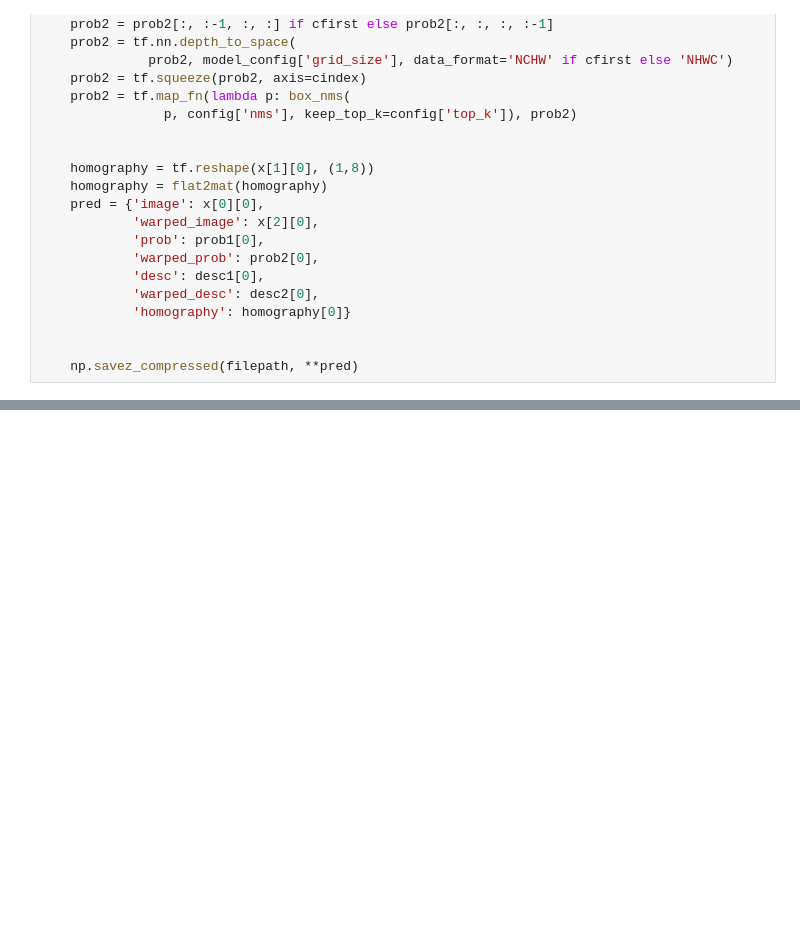
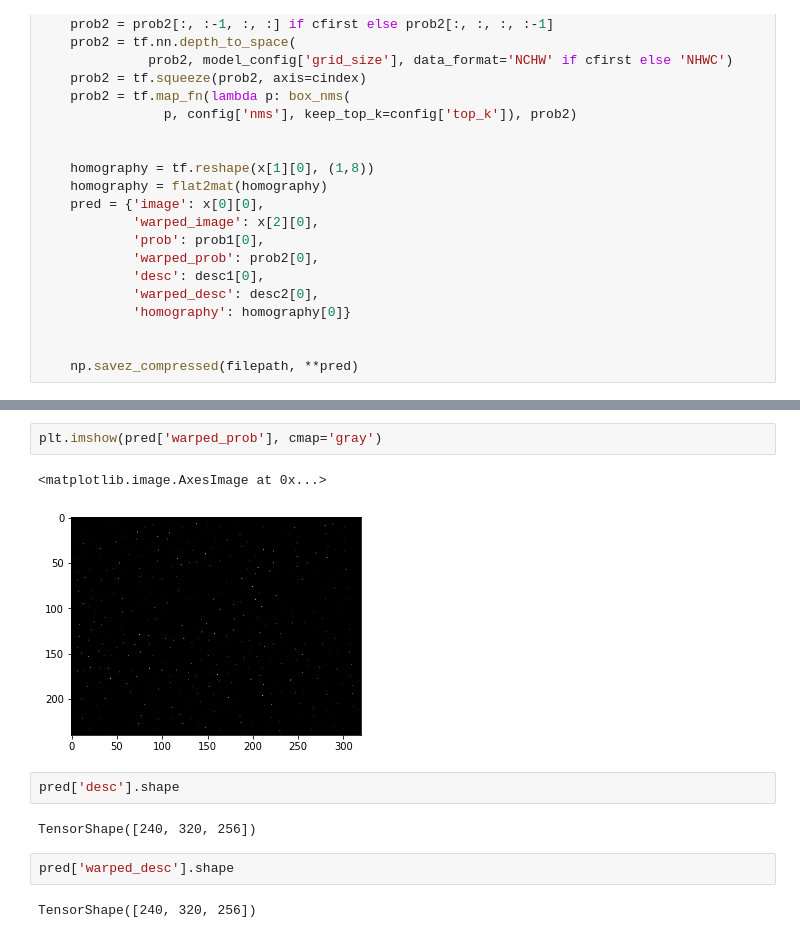
Before and after one commit to amit205/multi-task-learning, a Jupyter notebook: export_descriptors_hpatches.ipynb, the cells around one changed output, grey strips where cells are left out. Saved outputs shown, nothing was run; the diff lists cells and outputs as text; blank space fills up the shorter version.

```diff
--- a/export_descriptors_hpatches.ipynb
+++ b/export_descriptors_hpatches.ipynb
@@ -627,0 +708,13 @@ for i in range(len(files['image_paths'])):
+# %%
+plt.imshow(pred['warped_prob'], cmap='gray')
+# %% [output]
+<matplotlib.image.AxesImage at 0x...>
+[figure, added]
+# %%
+pred['desc'].shape
+# %% [output]
+TensorShape([240, 320, 256])
+# %%
+pred['warped_desc'].shape
+# %% [output]
+TensorShape([240, 320, 256])
```
Also changed, not shown: parts of 6 cells of this notebook, 3 other files.
